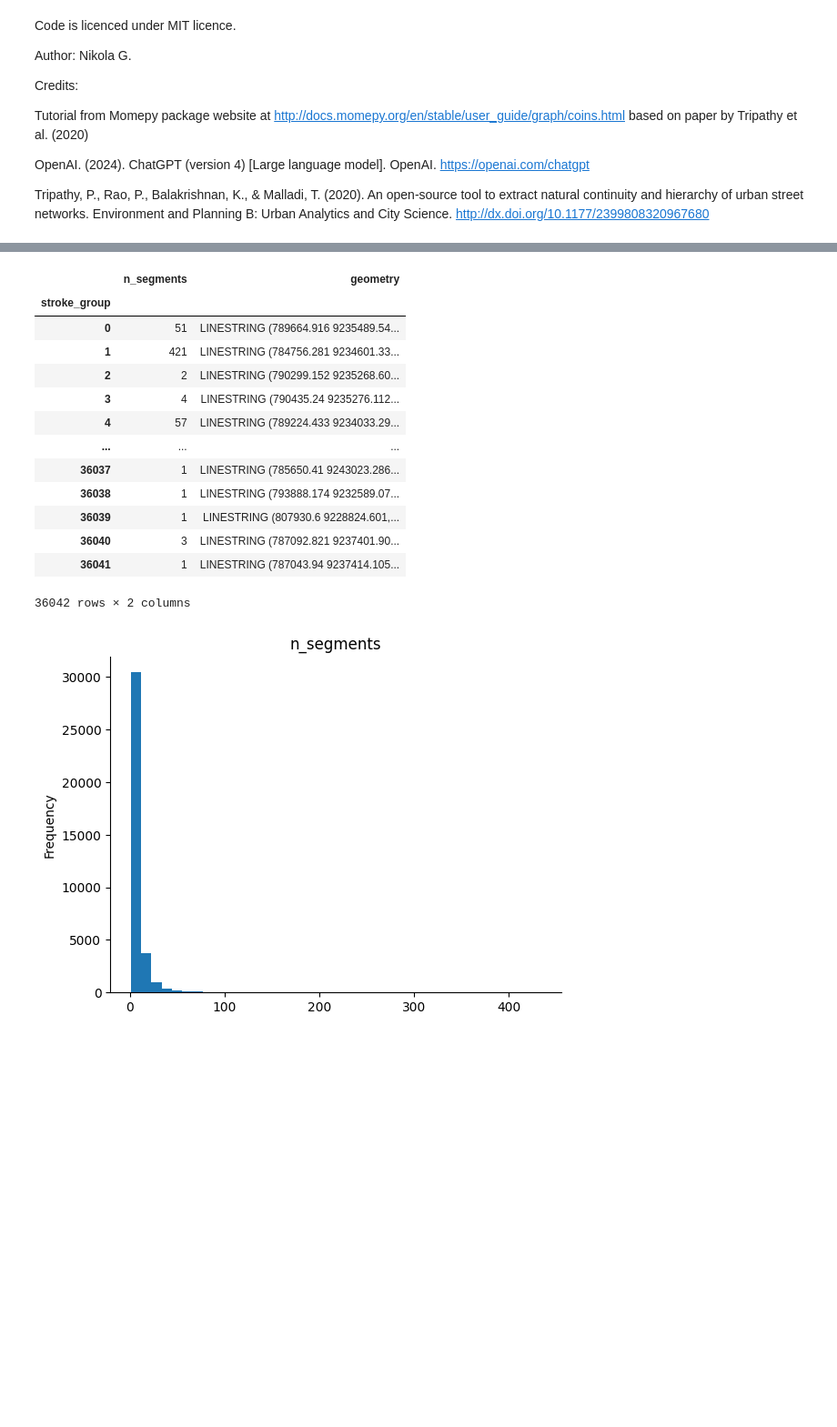
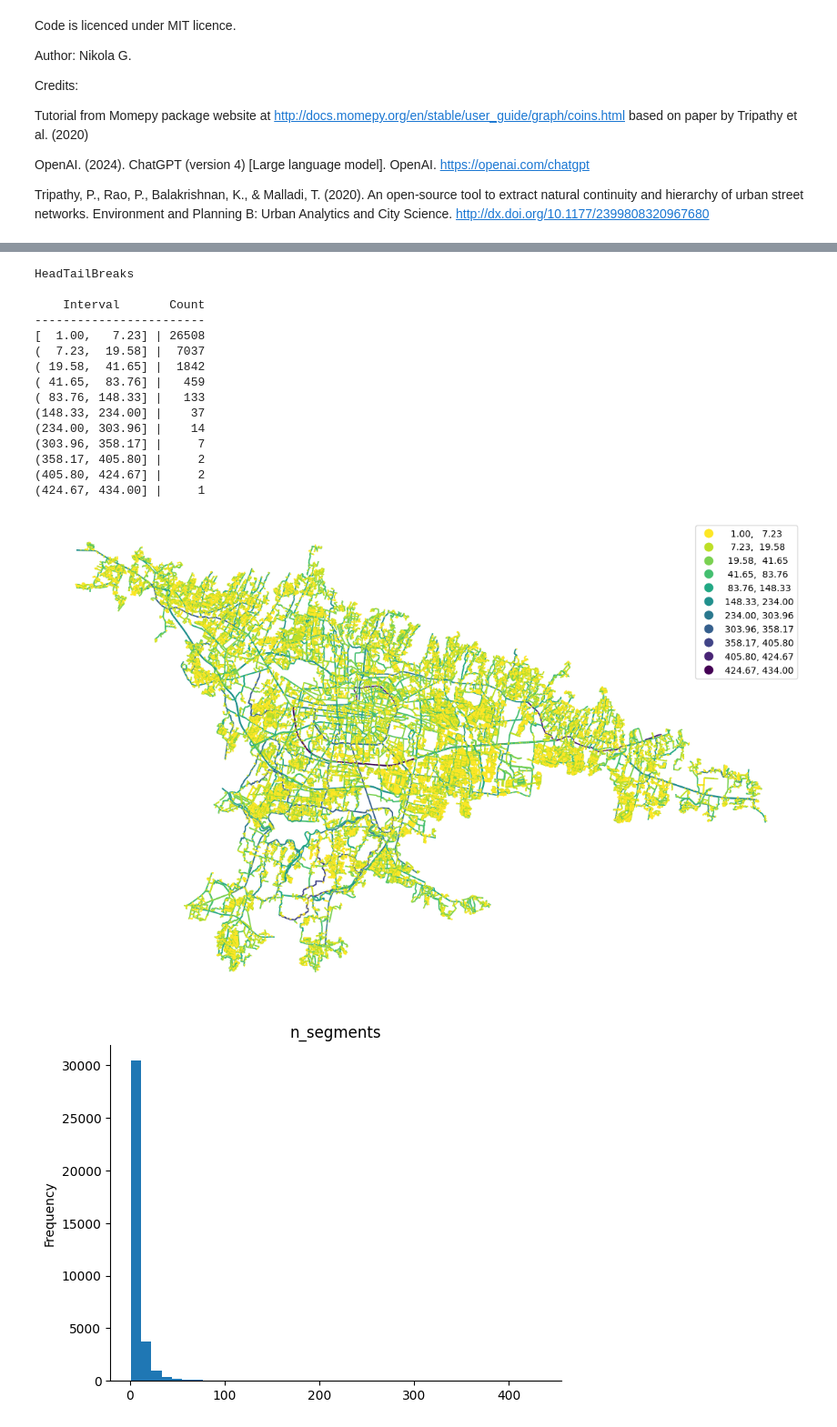
Before and after one commit to greymouse1/spatialanalysis, a Jupyter notebook: continuity.ipynb, the cells around one changed output, grey strips where cells are left out. Shown at 91% size. Drawn from its saved outputs; the diff is of its cells as text; code cells hidden in the pictures; blank space fills up the shorter version.

```diff
--- a/continuity.ipynb
+++ b/continuity.ipynb
@@ -135,18 +72,35 @@ Classification Bins:
-# %%
-bandung_stroke_gdf
-# %% [output]
-|  | n_segments | geometry |
-| stroke_group |  |  |
-| 0 | 51 | LINESTRING (789664.916 9235489.54... |
-| 1 | 421 | LINESTRING (784756.281 9234601.33... |
-| 2 | 2 | LINESTRING (790299.152 9235268.60... |
-| 3 | 4 | LINESTRING (790435.24 9235276.112... |
-| 4 | 57 | LINESTRING (789224.433 9234033.29... |
-| ... | ... | ... |
-| 36037 | 1 | LINESTRING (785650.41 9243023.286... |
-| 36038 | 1 | LINESTRING (793888.174 9232589.07... |
-| 36039 | 1 | LINESTRING (807930.6 9228824.601,... |
-| 36040 | 3 | LINESTRING (787092.821 9237401.90... |
-| 36041 | 1 | LINESTRING (787043.94 9237414.105... |
-36042 rows × 2 columns
+# %%
+# Pull n_segments out of the gdf
+n_segments = bandung_stroke_gdf['n_segments']
+
+# Calculate heavy tailed classification
+classifier = mapclassify.HeadTailBreaks(n_segments)
+
+# Show the classifier (lower and upper bounds plus count)
+print(classifier)
+
+bandung_stroke_gdf.plot(
+    figsize=(15, 15),
+    cmap="viridis_r",
+    column="n_segments",
+    legend=True,
+    scheme="headtailbreaks",
+).set_axis_off()
+# %% [output]
+HeadTailBreaks
+
+    Interval       Count
+------------------------
+[  1.00,   7.23] | 26508
+(  7.23,  19.58] |  7037
+( 19.58,  41.65] |  1842
+( 41.65,  83.76] |   459
+( 83.76, 148.33] |   133
+(148.33, 234.00] |    37
+(234.00, 303.96] |    14
+(303.96, 358.17] |     7
+(358.17, 405.80] |     2
+(405.80, 424.67] |     2
+(424.67, 434.00] |     1
+[figure, added]
 # %%
```
Also changed, not shown: parts of 5 cells of this notebook.
